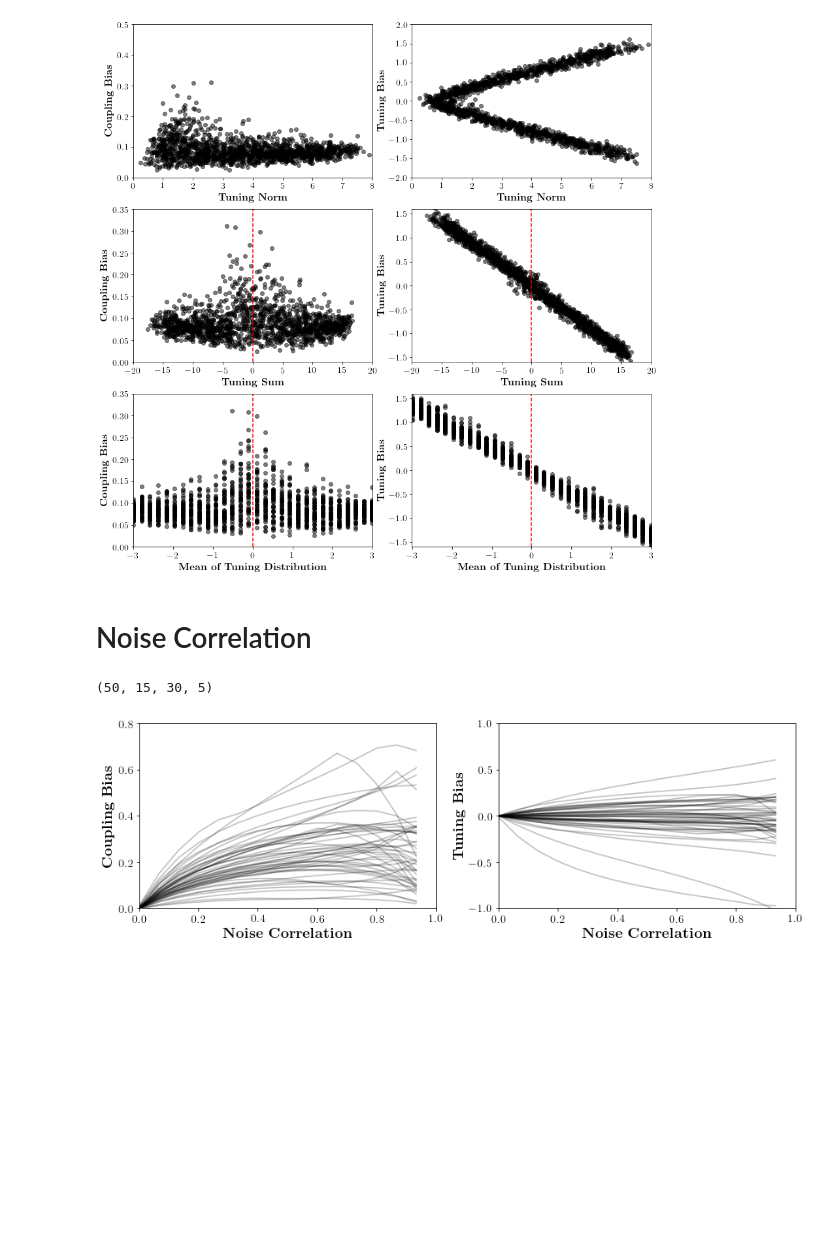
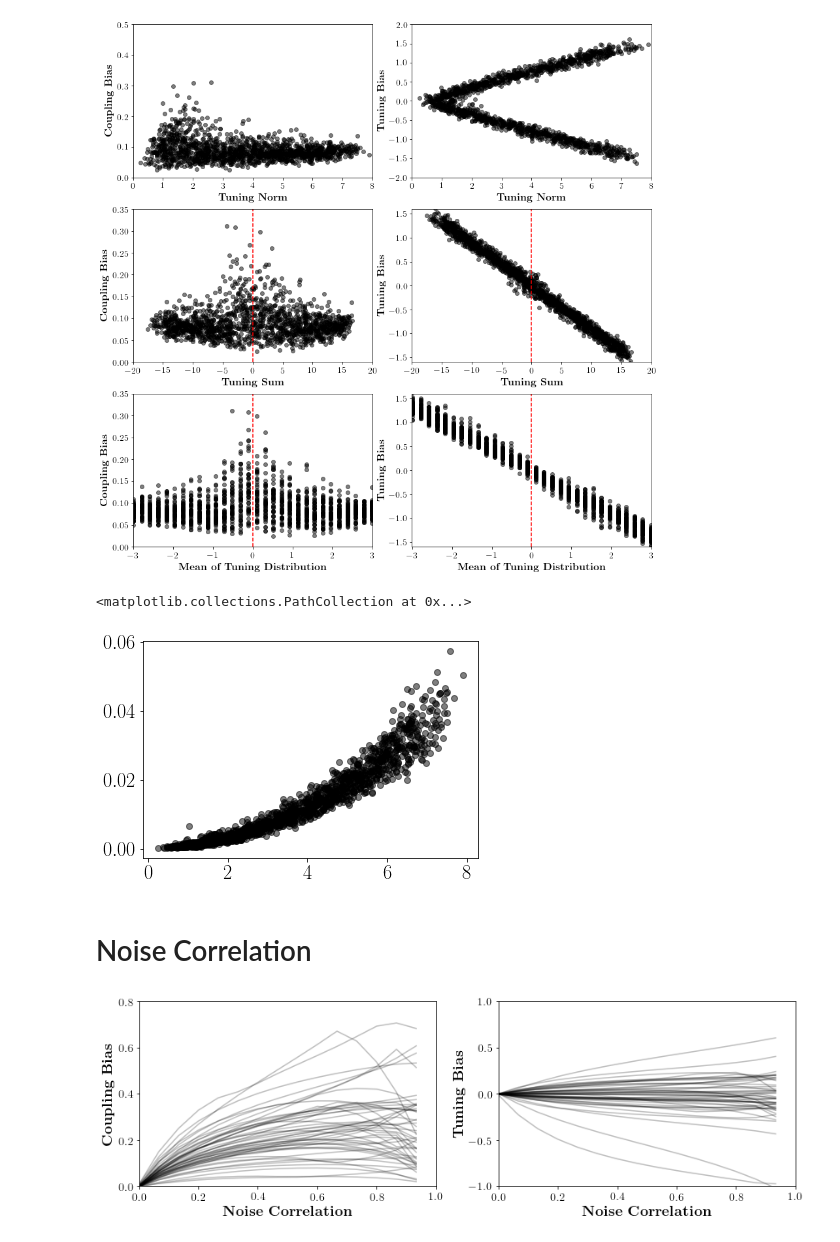
Before and after one commit to BouchardLab/neurobiases, a Jupyter notebook: notebooks/analyze_tc_experiment.ipynb, the cells around one changed output. Cells and saved outputs as stored; diff of their text form; code cells hidden in the pictures; blank space fills up the shorter version.

```diff
--- a/notebooks/analyze_tc_experiment.ipynb
+++ b/notebooks/analyze_tc_experiment.ipynb
@@ -189,5 +187,14 @@ plt.tight_layout()
 # %% [output]
 [figure]
+# %%
+plt.scatter(
+    b_norms.ravel(),
+    np.median(np.var(b_bias, axis=2), axis=2).ravel(),
+    alpha=0.5,
+    color='black')
+# %% [output]
+<matplotlib.collections.PathCollection at 0x...>
+[figure, added]
 # %% [markdown]
 # Noise Correlation
 # %%
@@ -218,10 +225,6 @@ for model_idx in range(n_models):
             b_bias_temp = b_hats[model_idx, hyp_idx, dataset_idx][current_b != 0] - b_true_nz
             a_bias[model_idx, hyp_idx, dataset_idx] = a_bias_temp
             b_bias[model_idx, hyp_idx, dataset_idx] = b_bias_temp
-# %%
-a_bias.shape
-# %% [output]
-(50, 15, 30, 5)
 # %%
 corrs = np.linspace(0., 1, 15, endpoint=False)
 # %%
```
Also changed, not shown: parts of 7 cells of this notebook.
